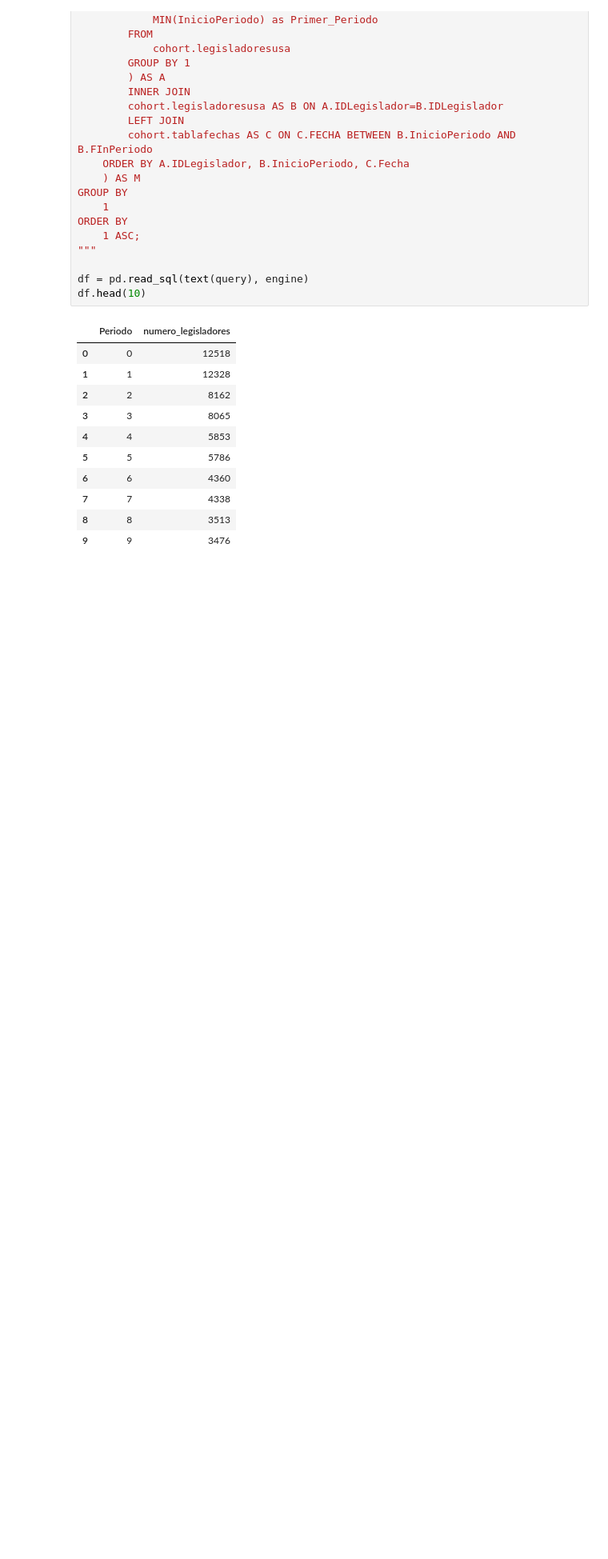
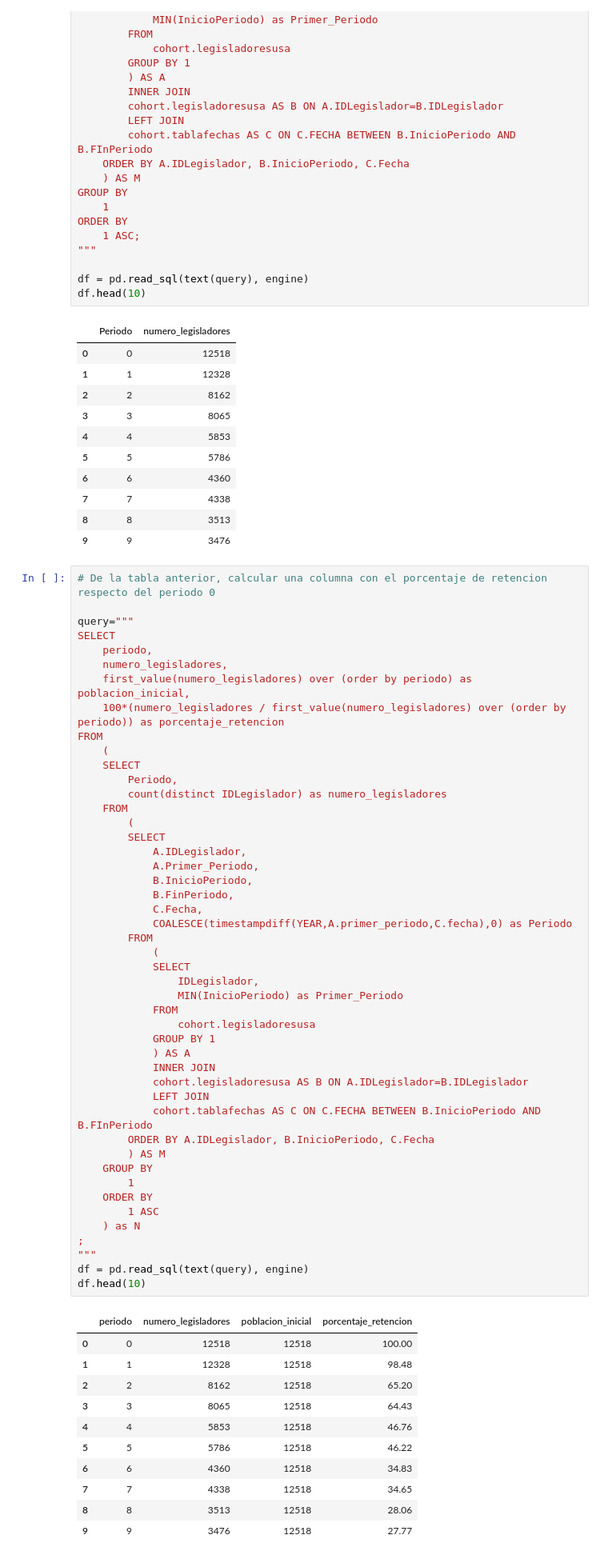
Before and after one commit to user14721068/SQL, a Jupyter notebook: 4 Análisis de Cohorte.ipynb, the cells around one changed output. Shown at 80% size. Cells and saved outputs as stored; diff of their text form; blank space fills up the shorter version.

```diff
--- a/4 Análisis de Cohorte.ipynb
+++ b/4 Análisis de Cohorte.ipynb
@@ -442,3 +442,62 @@ df.head(10)
 | 7 | 7 | 4338 |
 | 8 | 8 | 3513 |
 | 9 | 9 | 3476 |
+# %%
+# De la tabla anterior, calcular una columna con el porcentaje de retencion respecto del periodo 0
+
+query="""
+SELECT
+    periodo,
+    numero_legisladores,
+    first_value(numero_legisladores) over (order by periodo) as poblacion_inicial,
+    100*(numero_legisladores / first_value(numero_legisladores) over (order by periodo)) as porcentaje_retencion
+FROM
+    (
+    SELECT
+        Periodo,
+        count(distinct IDLegislador) as numero_legisladores
+    FROM
+        (
+        SELECT
+            A.IDLegislador,
+            A.Primer_Periodo,
+            B.InicioPeriodo,
+            B.FinPeriodo,
+            C.Fecha,
+            COALESCE(timestampdiff(YEAR,A.primer_periodo,C.fecha),0) as Periodo
+        FROM
+            (
+            SELECT
+                IDLegislador,
+                MIN(InicioPeriodo) as Primer_Periodo
+            FROM
+                cohort.legisladoresusa
+            GROUP BY 1
+            ) AS A
+            INNER JOIN
+            cohort.legisladoresusa AS B ON A.IDLegislador=B.IDLegislador
+            LEFT JOIN
+            cohort.tablafechas AS C ON C.FECHA BETWEEN B.InicioPeriodo AND B.FInPeriodo
+        ORDER BY A.IDLegislador, B.InicioPeriodo, C.Fecha
+        ) AS M
+    GROUP BY
+        1
+    ORDER BY
+        1 ASC
+    ) as N
+;
+"""
+df = pd.read_sql(text(query), engine)
+df.head(10)
+# %% [output]
+|  | periodo | numero_legisladores | poblacion_inicial | porcentaje_retencion |
+| 0 | 0 | 12518 | 12518 | 100.00 |
+| 1 | 1 | 12328 | 12518 | 98.48 |
+| 2 | 2 | 8162 | 12518 | 65.20 |
+| 3 | 3 | 8065 | 12518 | 64.43 |
+| 4 | 4 | 5853 | 12518 | 46.76 |
+| 5 | 5 | 5786 | 12518 | 46.22 |
+| 6 | 6 | 4360 | 12518 | 34.83 |
+| 7 | 7 | 4338 | 12518 | 34.65 |
+| 8 | 8 | 3513 | 12518 | 28.06 |
+| 9 | 9 | 3476 | 12518 | 27.77 |
```
Also changed, not shown: parts of 4 cells of this notebook.
